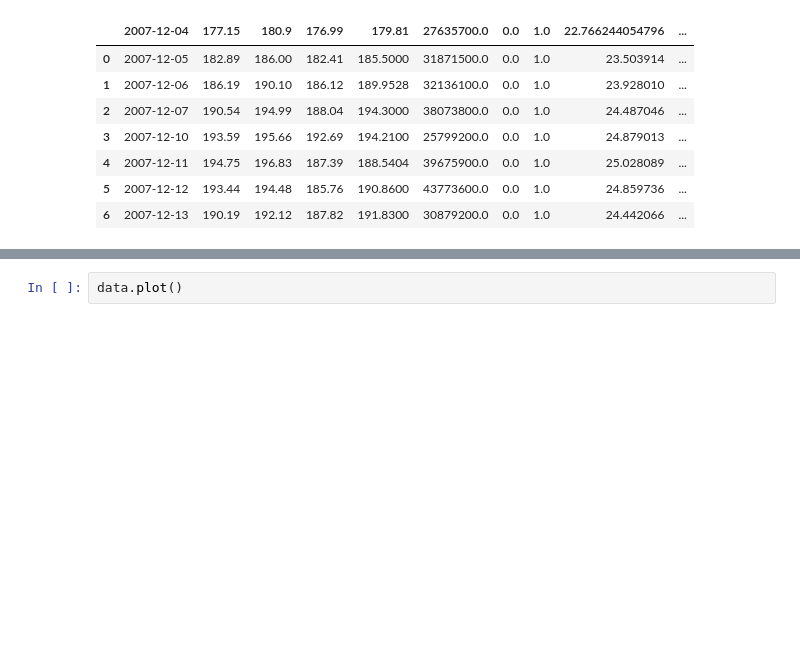
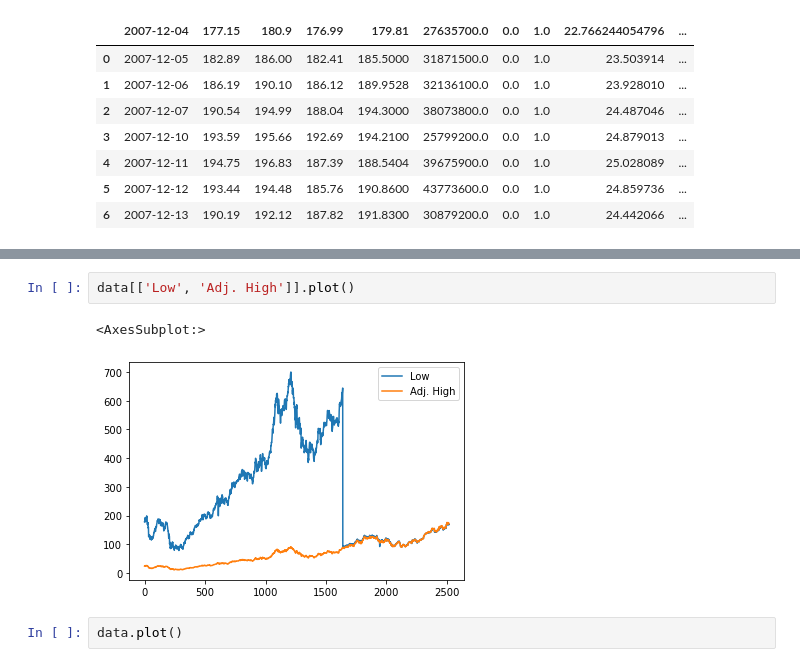
Before and after one commit to secmldev/quick-start-python, a Jupyter notebook: 104_pandas_read_stock_data.ipynb, the cells around one changed output, grey strips where cells are left out. Saved outputs shown, nothing was run; the diff lists cells and outputs as text; blank space fills up the shorter version.

```diff
--- a/104_pandas_read_stock_data.ipynb
+++ b/104_pandas_read_stock_data.ipynb
@@ -90,3 +117,8 @@ data.head()
+# %%
+data[['Low', 'Adj. High']].plot()
+# %% [output]
+<AxesSubplot:>
+[figure, added]
 # %%
 data.plot()
 # %% [output]
```
Also changed, not shown: parts of 5 cells of this notebook, 13 other files.
